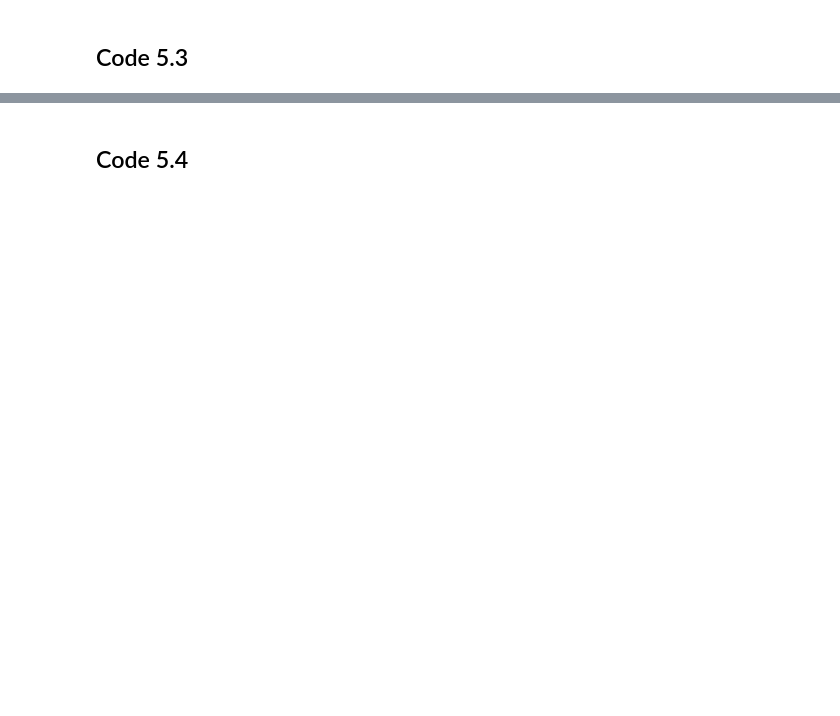
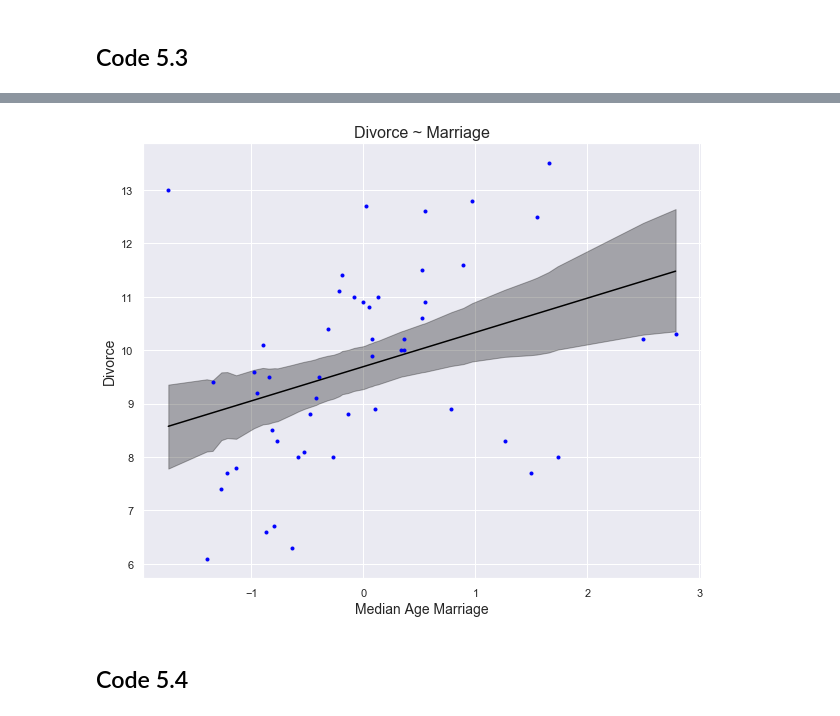
Before and after one commit to jkelley7/stat_rethinking, a Jupyter notebook: Chapter_5.ipynb, the cells around one changed output, grey strips where cells are left out. Cells and saved outputs as stored; diff of their text form; code cells hidden in the pictures; blank space fills up the shorter version.

```diff
--- a/Chapter_5.ipynb
+++ b/Chapter_5.ipynb
@@ -97,16 +126,18 @@ post_pred_hpd = az.hpd(post_pred['divorce'], credible_interval=.89)
 # %%
 idx = sort_vals(d.marriage_s)
 sorted_x_vals = d.marriage_s[idx]
 
 plt.figure(figsize=(10,8))
 plt.plot(d.marriage_s.values,d.divorce.values, color = 'blue', marker = '.', linestyle = '')
-plt.plot(sorted_x_vals, trace53['alpha'].mean() + np.mean(trace53['beta'])*sorted_x_vals, color = 'black', alpha = 1)
+plt.plot(sorted_x_vals, trace53['alpha'].mean() + np.mean(trace53['MAM_beta'])*sorted_x_vals, color = 'black', alpha = 1)
 plt.fill_between(sorted_x_vals, mu_hpd[idx,0], mu_hpd[idx,1], color='black', alpha=0.3)
 plt.xlabel('Median Age Marriage', fontsize = 14)
 plt.ylabel('Divorce', fontsize = 14)
 plt.title('Divorce ~ Marriage', fontsize = 16)
 
 plt.show()
+# %% [output]
+[figure, added]
 # %% [markdown]
  ## Code 5.4
 # %%
```
Also changed, not shown: parts of 19 cells of this notebook.
